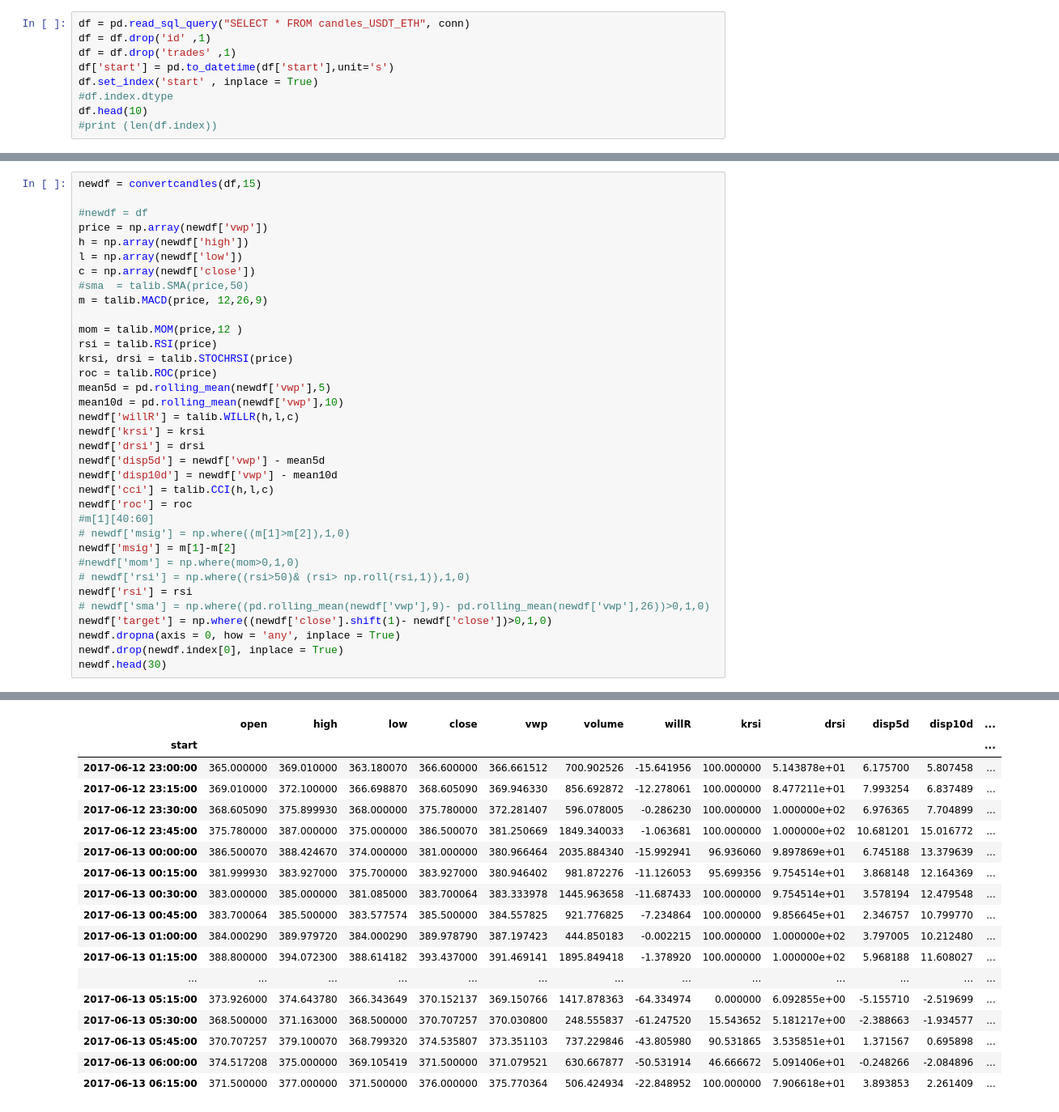
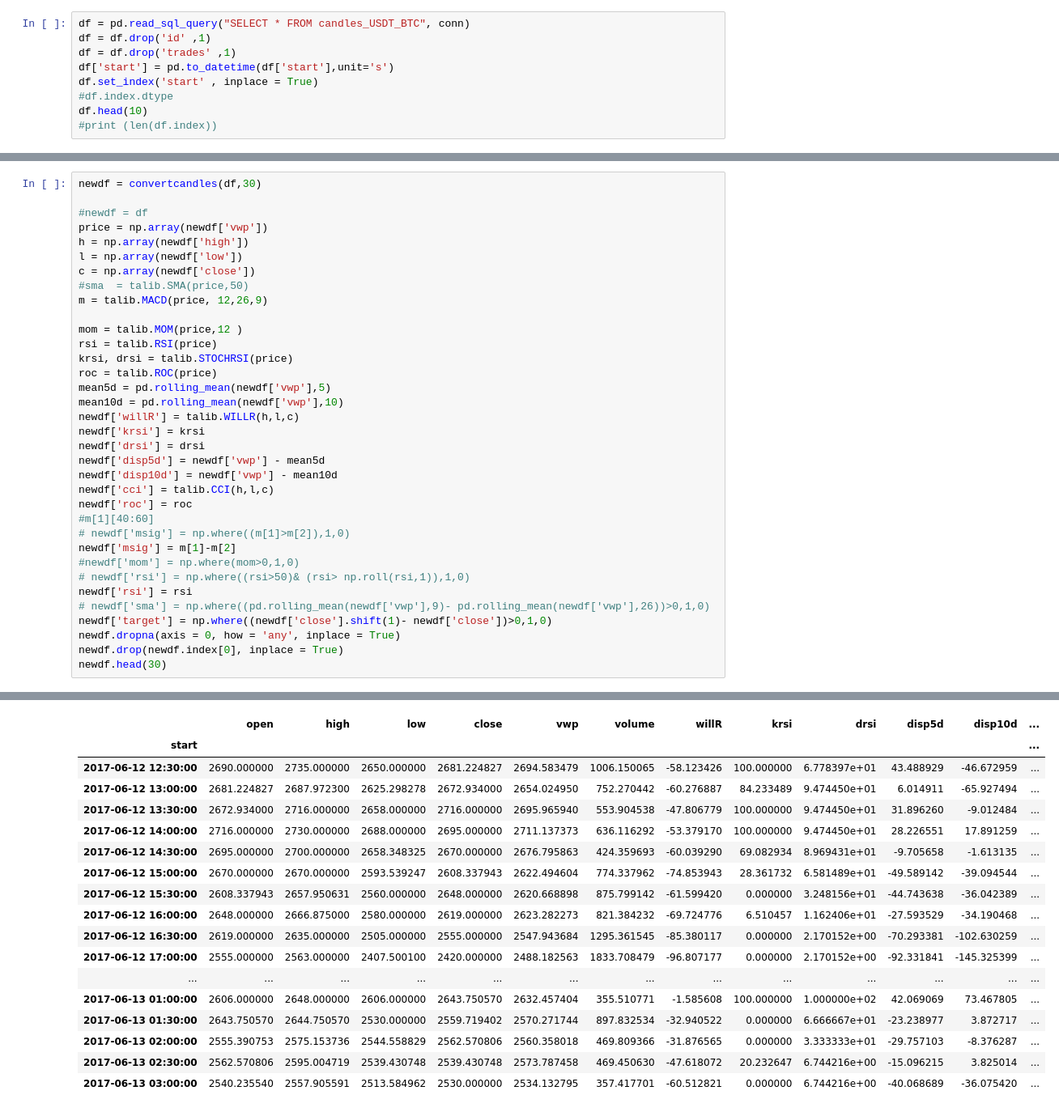
Before and after one commit to lunarhighs/ML-Crypto, a Jupyter notebook: MLCryptov1.ipynb, the cells around one changed output, grey strips where cells are left out. Shown at 81% size. Drawn from its saved outputs; the diff is of its cells as text.

```diff
--- a/MLCryptov1.ipynb
+++ b/MLCryptov1.ipynb
@@ -18,7 +19,7 @@ from sklearn.naive_bayes import GaussianNB
 conn = sqlite3.connect('poloniex_0.1.db')
 c = conn.cursor()
 # %%
-df = pd.read_sql_query("SELECT * FROM candles_USDT_ETH", conn)
+df = pd.read_sql_query("SELECT * FROM candles_USDT_BTC", conn)
 df = df.drop('id' ,1)
 df = df.drop('trades' ,1)
 df['start'] = pd.to_datetime(df['start'],unit='s')
@@ -67,7 +68,7 @@ def convertcandles(df, mins):
 
 #convertcandles(df, 120)
 # %%
-newdf = convertcandles(df,15)
+newdf = convertcandles(df,30)
 
 #newdf = df
 price = np.array(newdf['vwp'])
@@ -79,49 +80,49 @@ m = talib.MACD(price, 12,26,9)
 
 mom = talib.MOM(price,12 )
 rsi = talib.RSI(price)
 krsi, drsi = talib.STOCHRSI(price)
 roc = talib.ROC(price)
 mean5d = pd.rolling_mean(newdf['vwp'],5)
 mean10d = pd.rolling_mean(newdf['vwp'],10)
 newdf['willR'] = talib.WILLR(h,l,c)
 newdf['krsi'] = krsi
 newdf['drsi'] = drsi
 newdf['disp5d'] = newdf['vwp'] - mean5d
 newdf['disp10d'] = newdf['vwp'] - mean10d
 newdf['cci'] = talib.CCI(h,l,c)
 newdf['roc'] = roc
 #m[1][40:60]
 # newdf['msig'] = np.where((m[1]>m[2]),1,0)
 newdf['msig'] = m[1]-m[2]
 #newdf['mom'] = np.where(mom>0,1,0)
 # newdf['rsi'] = np.where((rsi>50)& (rsi> np.roll(rsi,1)),1,0)
 newdf['rsi'] = rsi
 # newdf['sma'] = np.where((pd.rolling_mean(newdf['vwp'],9)- pd.rolling_mean(newdf['vwp'],26))>0,1,0)
 newdf['target'] = np.where((newdf['close'].shift(1)- newdf['close'])>0,1,0)
 newdf.dropna(axis = 0, how = 'any', inplace = True)
 newdf.drop(newdf.index[0], inplace = True)
 newdf.head(30)
 # %% [output]
   from ipykernel import kernelapp as app
   app.launch_new_instance()
 |  | open | high | low | close | vwp | volume | willR | krsi | drsi | disp5d | disp10d | ... |
 | start |  |  |  |  |  |  |  |  |  |  |  | ... |
-| 2017-06-12 23:00:00 | 365.000000 | 369.010000 | 363.180070 | 366.600000 | 366.661512 | 700.902526 | -15.641956 | 100.000000 | 5.143878e+01 | 6.175700 | 5.807458 | ... |
-| 2017-06-12 23:15:00 | 369.010000 | 372.100000 | 366.698870 | 368.605090 | 369.946330 | 856.692872 | -12.278061 | 100.000000 | 8.477211e+01 | 7.993254 | 6.837489 | ... |
-| 2017-06-12 23:30:00 | 368.605090 | 375.899930 | 368.000000 | 375.780000 | 372.281407 | 596.078005 | -0.286230 | 100.000000 | 1.000000e+02 | 6.976365 | 7.704899 | ... |
-| 2017-06-12 23:45:00 | 375.780000 | 387.000000 | 375.000000 | 386.500070 | 381.250669 | 1849.340033 | -1.063681 | 100.000000 | 1.000000e+02 | 10.681201 | 15.016772 | ... |
-| 2017-06-13 00:00:00 | 386.500070 | 388.424670 | 374.000000 | 381.000000 | 380.966464 | 2035.884340 | -15.992941 | 96.936060 | 9.897869e+01 | 6.745188 | 13.379639 | ... |
-| 2017-06-13 00:15:00 | 381.999930 | 383.927000 | 375.700000 | 383.927000 | 380.946402 | 981.872276 | -11.126053 | 95.699356 | 9.754514e+01 | 3.868148 | 12.164369 | ... |
-| 2017-06-13 00:30:00 | 383.000000 | 385.000000 | 381.085000 | 383.700064 | 383.333978 | 1445.963658 | -11.687433 | 100.000000 | 9.754514e+01 | 3.578194 | 12.479548 | ... |
-| 2017-06-13 00:45:00 | 383.700064 | 385.500000 | 383.577574 | 385.500000 | 384.557825 | 921.776825 | -7.234864 | 100.000000 | 9.856645e+01 | 2.346757 | 10.799770 | ... |
-| 2017-06-13 01:00:00 | 384.000290 | 389.979720 | 384.000290 | 389.978790 | 387.197423 | 444.850183 | -0.002215 | 100.000000 | 1.000000e+02 | 3.797005 | 10.212480 | ... |
-| 2017-06-13 01:15:00 | 388.800000 | 394.072300 | 388.614182 | 393.437000 | 391.469141 | 1895.849418 | -1.378920 | 100.000000 | 1.000000e+02 | 5.968188 | 11.608027 | ... |
+| 2017-06-12 12:30:00 | 2690.000000 | 2735.000000 | 2650.000000 | 2681.224827 | 2694.583479 | 1006.150065 | -58.123426 | 100.000000 | 6.778397e+01 | 43.488929 | -46.672959 | ... |
+| 2017-06-12 13:00:00 | 2681.224827 | 2687.972300 | 2625.298278 | 2672.934000 | 2654.024950 | 752.270442 | -60.276887 | 84.233489 | 9.474450e+01 | 6.014911 | -65.927494 | ... |
+| 2017-06-12 13:30:00 | 2672.934000 | 2716.000000 | 2658.000000 | 2716.000000 | 2695.965940 | 553.904538 | -47.806779 | 100.000000 | 9.474450e+01 | 31.896260 | -9.012484 | ... |
+| 2017-06-12 14:00:00 | 2716.000000 | 2730.000000 | 2688.000000 | 2695.000000 | 2711.137373 | 636.116292 | -53.379170 | 100.000000 | 9.474450e+01 | 28.226551 | 17.891259 | ... |
+| 2017-06-12 14:30:00 | 2695.000000 | 2700.000000 | 2658.348325 | 2670.000000 | 2676.795863 | 424.359693 | -60.039290 | 69.082934 | 8.969431e+01 | -9.705658 | -1.613135 | ... |
+| 2017-06-12 15:00:00 | 2670.000000 | 2670.000000 | 2593.539247 | 2608.337943 | 2622.494604 | 774.337962 | -74.853943 | 28.361732 | 6.581489e+01 | -49.589142 | -39.094544 | ... |
+| 2017-06-12 15:30:00 | 2608.337943 | 2657.950631 | 2560.000000 | 2648.000000 | 2620.668898 | 875.799142 | -61.599420 | 0.000000 | 3.248156e+01 | -44.743638 | -36.042389 | ... |
+| 2017-06-12 16:00:00 | 2648.000000 | 2666.875000 | 2580.000000 | 2619.000000 | 2623.282273 | 821.384232 | -69.724776 | 6.510457 | 1.162406e+01 | -27.593529 | -34.190468 | ... |
+| 2017-06-12 16:30:00 | 2619.000000 | 2635.000000 | 2505.000000 | 2555.000000 | 2547.943684 | 1295.361545 | -85.380117 | 0.000000 | 2.170152e+00 | -70.293381 | -102.630259 | ... |
+| 2017-06-12 17:00:00 | 2555.000000 | 2563.000000 | 2407.500100 | 2420.000000 | 2488.182563 | 1833.708479 | -96.807177 | 0.000000 | 2.170152e+00 | -92.331841 | -145.325399 | ... |
 | ... | ... | ... | ... | ... | ... | ... | ... | ... | ... | ... | ... | ... |
-| 2017-06-13 05:15:00 | 373.926000 | 374.643780 | 366.343649 | 370.152137 | 369.150766 | 1417.878363 | -64.334974 | 0.000000 | 6.092855e+00 | -5.155710 | -2.519699 | ... |
-| 2017-06-13 05:30:00 | 368.500000 | 371.163000 | 368.500000 | 370.707257 | 370.030800 | 248.555837 | -61.247520 | 15.543652 | 5.181217e+00 | -2.388663 | -1.934577 | ... |
-| 2017-06-13 05:45:00 | 370.707257 | 379.100070 | 368.799320 | 374.535807 | 373.351103 | 737.229846 | -43.805980 | 90.531865 | 3.535851e+01 | 1.371567 | 0.695898 | ... |
-| 2017-06-13 06:00:00 | 374.517208 | 375.000000 | 369.105419 | 371.500000 | 371.079521 | 630.667877 | -50.531914 | 46.666672 | 5.091406e+01 | -0.248266 | -2.084896 | ... |
-| 2017-06-13 06:15:00 | 371.500000 | 377.000000 | 371.500000 | 376.000000 | 375.770364 | 506.424934 | -22.848952 | 100.000000 | 7.906618e+01 | 3.893853 | 2.261409 | ... |
+| 2017-06-13 01:00:00 | 2606.000000 | 2648.000000 | 2606.000000 | 2643.750570 | 2632.457404 | 355.510771 | -1.585608 | 100.000000 | 1.000000e+02 | 42.069069 | 73.467805 | ... |
+| 2017-06-13 01:30:00 | 2643.750570 | 2644.750570 | 2530.000000 | 2559.719402 | 2570.271744 | 897.832534 | -32.940522 | 0.000000 | 6.666667e+01 | -23.238977 | 3.872717 | ... |
+| 2017-06-13 02:00:00 | 2555.390753 | 2575.153736 | 2544.558829 | 2562.570806 | 2560.358018 | 469.809366 | -31.876565 | 0.000000 | 3.333333e+01 | -29.757103 | -8.376287 | ... |
+| 2017-06-13 02:30:00 | 2562.570806 | 2595.004719 | 2539.430748 | 2539.430748 | 2573.787458 | 469.450630 | -47.618072 | 20.232647 | 6.744216e+00 | -15.096215 | 3.825014 | ... |
+| 2017-06-13 03:00:00 | 2540.235540 | 2557.905591 | 2513.584962 | 2530.000000 | 2534.132795 | 357.417701 | -60.512821 | 0.000000 | 6.744216e+00 | -40.068689 | -36.075420 | ... |
 # %%
 factors = ['msig','rsi','cci','willR','krsi','drsi','disp5d','disp10d']
 X = newdf[factors]
```
Also changed, not shown: parts of 6 cells of this notebook, 4 other files.
